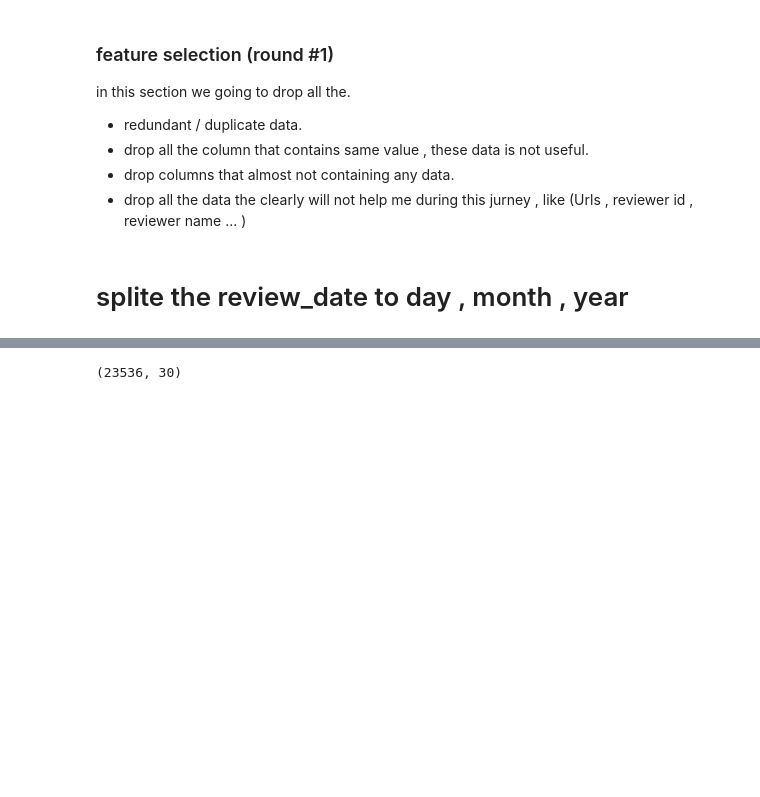
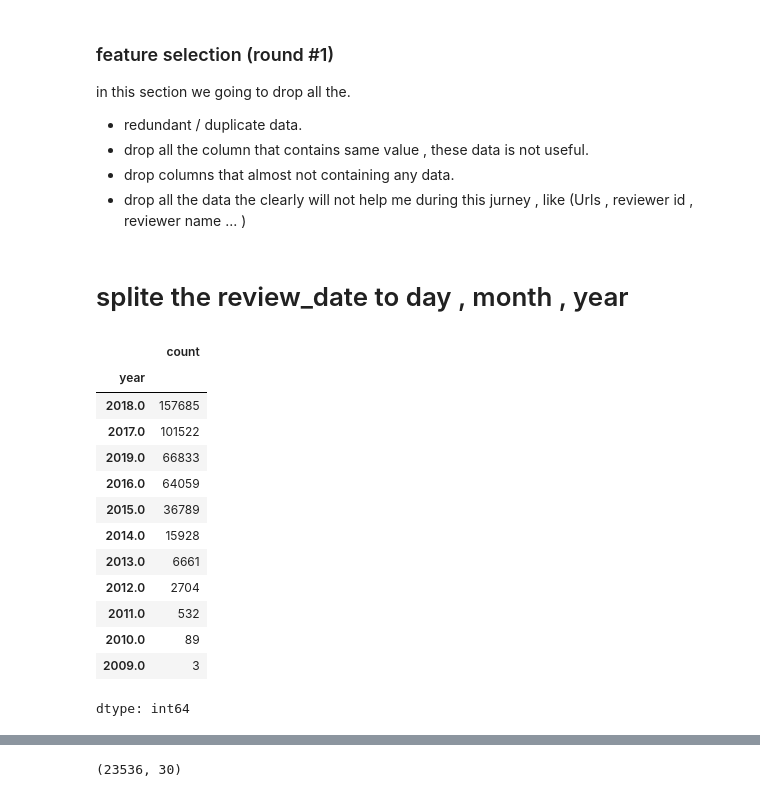
Before and after one commit to rafatb/Berlin_Airbnb_Price_Prediction, a Jupyter notebook: Berlin_Airbnb_Price_Prediction_data_preperation.ipynb, the cells around one changed output, grey strips where cells are left out. Cells and saved outputs as stored; diff of their text form; code cells hidden in the pictures; blank space fills up the shorter version.

```diff
--- a/Berlin_Airbnb_Price_Prediction_data_preperation.ipynb
+++ b/Berlin_Airbnb_Price_Prediction_data_preperation.ipynb
@@ -24,3 +27,6 @@ pd.set_option('display.max_columns', None)
 
 df = pd.read_csv('/content/drive/MyDrive/kaggle/berline/Airbnb Berlin.csv')
 pd.set_option('display.max_columns', None)
+df['review_date'] = pd.to_datetime(df['review_date'])
+
+df.shape
@@ -45,5 +62,22 @@ df = df.drop(columns=['Review ID', 'Reviewer ID', 'Reviewer Name', 'Listing URL'
 # df['month'] = df['review_date'].dt.month
 # df['day'] = df['review_date'].dt.day
+# %%
+df['year'].value_counts()
+# %% [output]
+|  | count |
+| year |  |
+| 2018.0 | 157685 |
+| 2017.0 | 101522 |
+| 2019.0 | 66833 |
+| 2016.0 | 64059 |
+| 2015.0 | 36789 |
+| 2014.0 | 15928 |
+| 2013.0 | 6661 |
+| 2012.0 | 2704 |
+| 2011.0 | 532 |
+| 2010.0 | 89 |
+| 2009.0 | 3 |
+dtype: int64
 # %%
 print(df.info())
 # %% [output]
```
Also changed, not shown: parts of 35 cells of this notebook.
